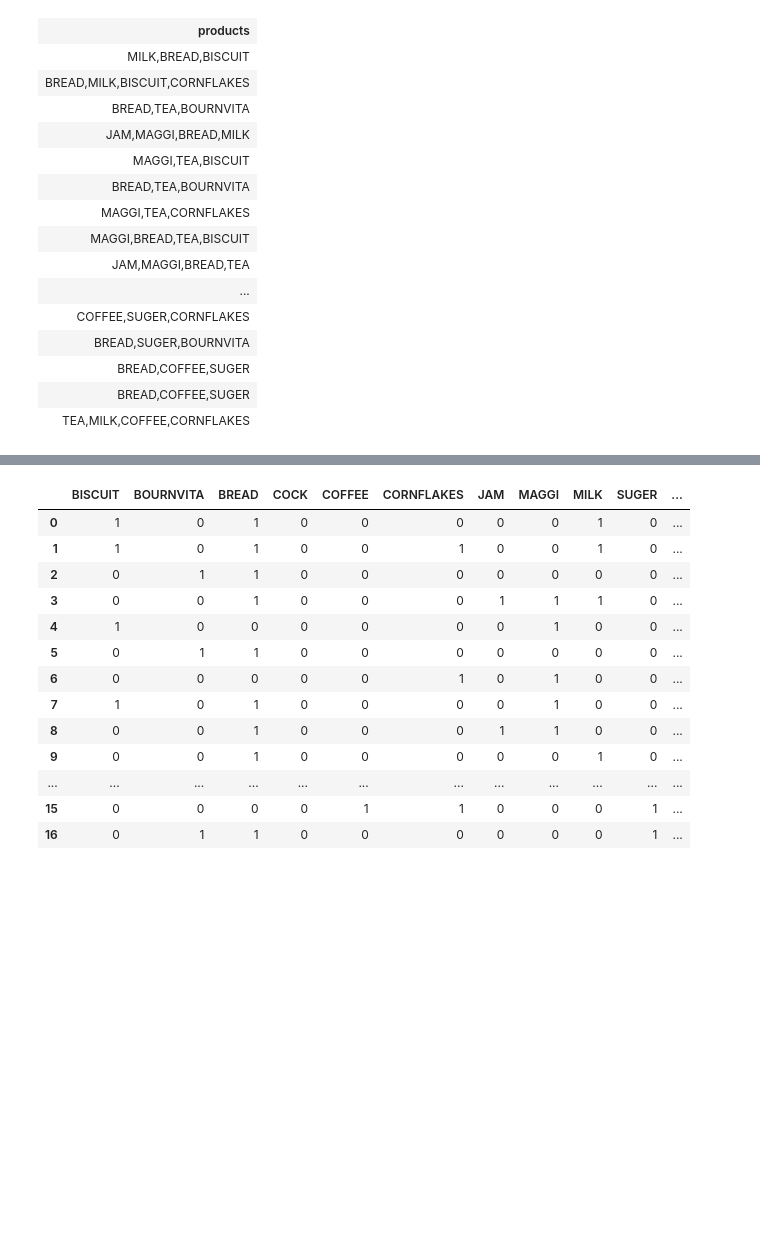
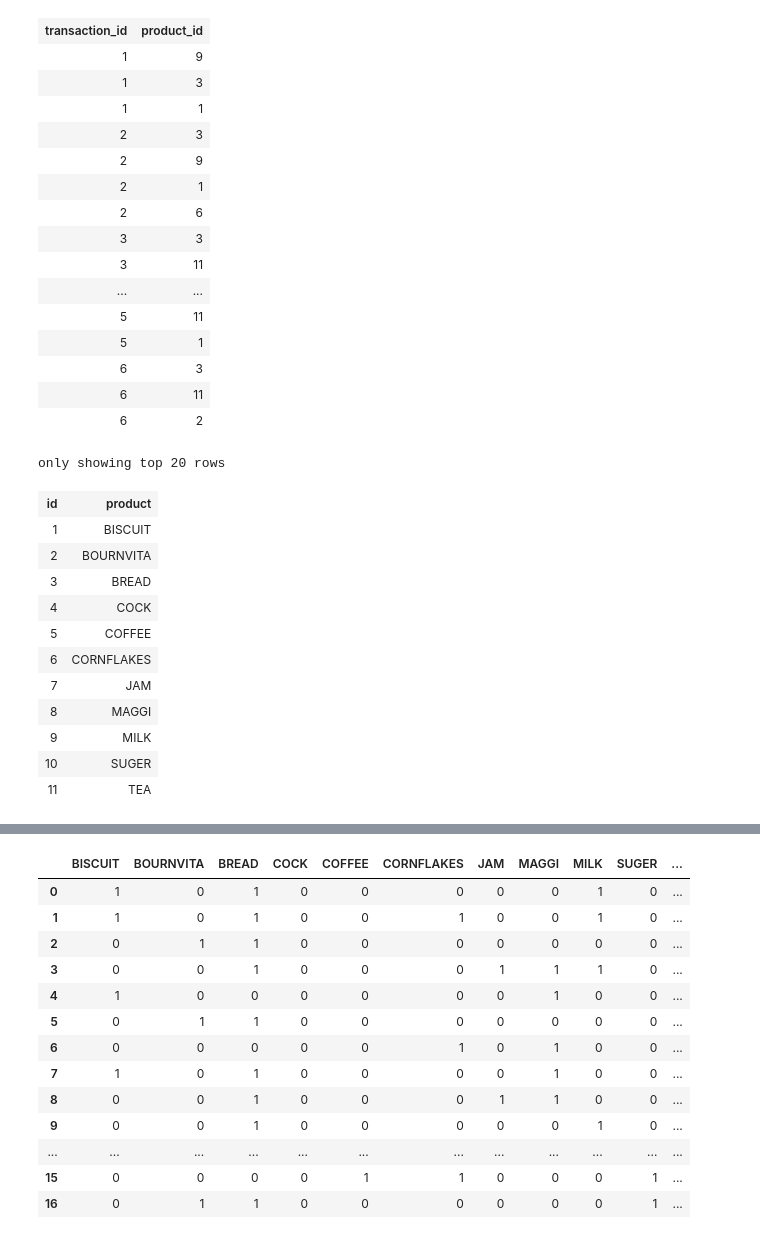
Before and after one commit to donielix/esic-bigdata-iv-blackops, a Jupyter notebook: notebooks/tema-4-ml-training/association-rules.ipynb, the cells around one changed output, grey strips where cells are left out. Cells and saved outputs as stored; diff of their text form; code cells hidden in the pictures; blank space fills up the shorter version.

```diff
--- a/notebooks/tema-4-ml-training/association-rules.ipynb
+++ b/notebooks/tema-4-ml-training/association-rules.ipynb
@@ -28,22 +28,38 @@ io.delta#delta-sharing-spark_2.12 added as a dependency
 Setting default log level to "WARN".
 To adjust logging level use sc.setLogLevel(newLevel). For SparkR, use setLogLevel(newLevel).
-# %%
-df = spark.read.csv("data/GroceryStoreDataSet.csv", schema="products string")
-display(df)
-# %% [output]
-| products |
-| MILK,BREAD,BISCUIT |
-| BREAD,MILK,BISCUIT,CORNFLAKES |
-| BREAD,TEA,BOURNVITA |
-| JAM,MAGGI,BREAD,MILK |
-| MAGGI,TEA,BISCUIT |
-| BREAD,TEA,BOURNVITA |
-| MAGGI,TEA,CORNFLAKES |
-| MAGGI,BREAD,TEA,BISCUIT |
-| JAM,MAGGI,BREAD,TEA |
-| ... |
-| COFFEE,SUGER,CORNFLAKES |
-| BREAD,SUGER,BOURNVITA |
-| BREAD,COFFEE,SUGER |
-| BREAD,COFFEE,SUGER |
-| TEA,MILK,COFFEE,CORNFLAKES |
+# %%
+transactions = spark.read.csv(
+    "data/store-transactions.csv", header=True, inferSchema=True
+)
+dim_product = spark.read.csv("data/dim_product.csv", header=True, inferSchema=True)
+display(transactions, dim_product)
+# %% [output]
+| transaction_id | product_id |
+| 1 | 9 |
+| 1 | 3 |
+| 1 | 1 |
+| 2 | 3 |
+| 2 | 9 |
+| 2 | 1 |
+| 2 | 6 |
+| 3 | 3 |
+| 3 | 11 |
+| ... | ... |
+| 5 | 11 |
+| 5 | 1 |
+| 6 | 3 |
+| 6 | 11 |
+| 6 | 2 |
+only showing top 20 rows
+| id | product |
+| 1 | BISCUIT |
+| 2 | BOURNVITA |
+| 3 | BREAD |
+| 4 | COCK |
+| 5 | COFFEE |
+| 6 | CORNFLAKES |
+| 7 | JAM |
+| 8 | MAGGI |
+| 9 | MILK |
+| 10 | SUGER |
+| 11 | TEA |
```
Also changed, not shown: parts of 7 cells of this notebook, 3 other files.
